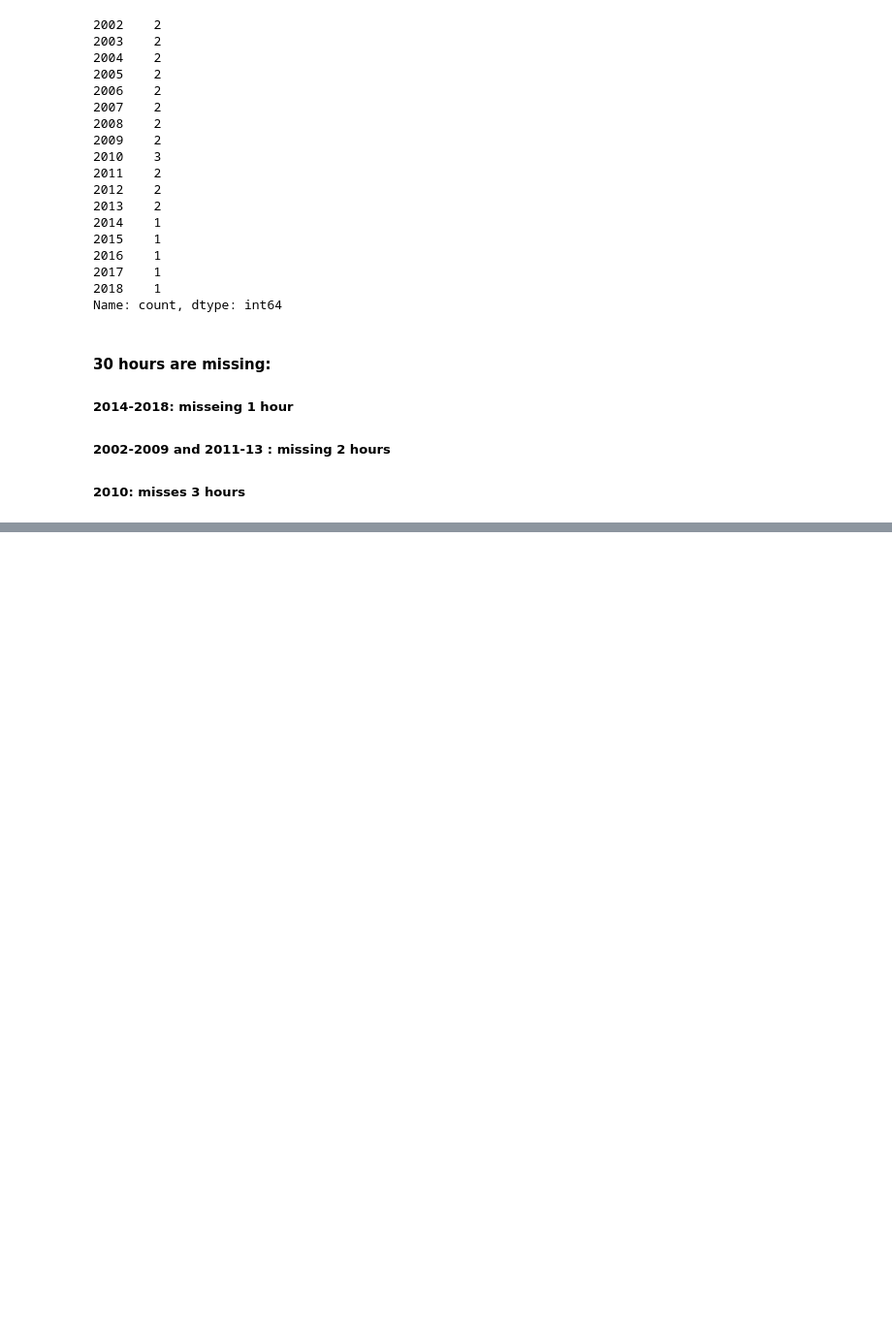
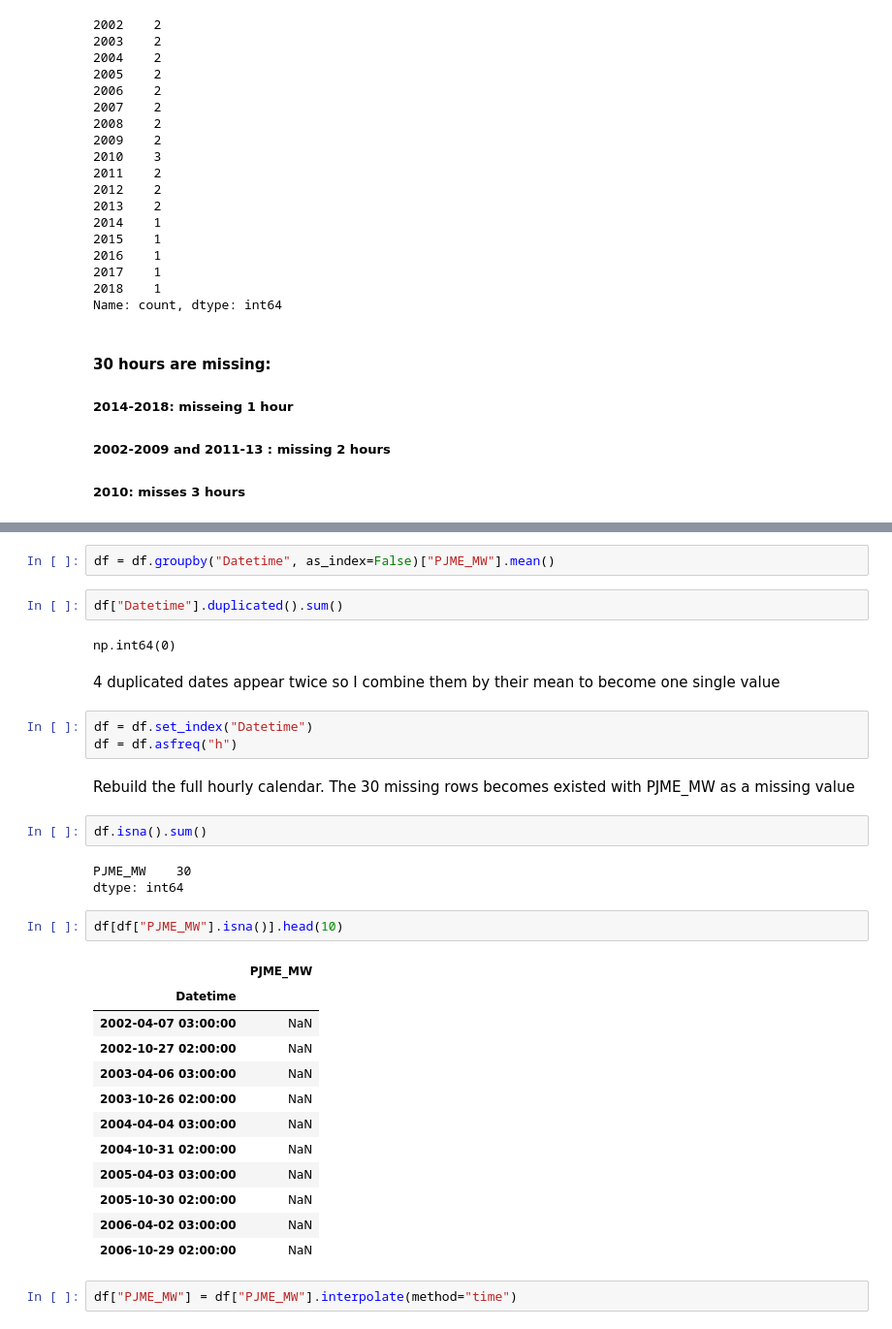
Before and after one commit to youssef-boudouar/GridHorizon, a Jupyter notebook: notebooks/gridHorizon.ipynb, the cells around one changed output, grey strips where cells are left out. Shown at 97% size. Saved outputs shown, nothing was run; the diff lists cells and outputs as text; blank space fills up the shorter version.

```diff
--- a/notebooks/gridHorizon.ipynb
+++ b/notebooks/gridHorizon.ipynb
@@ -119,0 +139,35 @@ Name: count, dtype: int64
+# %%
+df = df.groupby("Datetime", as_index=False)["PJME_MW"].mean()
+# %%
+df["Datetime"].duplicated().sum()
+# %% [output]
+np.int64(0)
+# %% [markdown]
+4 duplicated dates appear twice so I combine them by their mean to become one single value
+# %%
+df = df.set_index("Datetime")
+df = df.asfreq("h")
+# %% [markdown]
+Rebuild the full hourly calendar. The 30 missing rows becomes existed with PJME_MW as a missing value
+# %%
+df.isna().sum()
+# %% [output]
+PJME_MW    30
+dtype: int64
+# %%
+df[df["PJME_MW"].isna()].head(10)
+# %% [output]
+|  | PJME_MW |
+| Datetime |  |
+| 2002-04-07 03:00:00 | NaN |
+| 2002-10-27 02:00:00 | NaN |
+| 2003-04-06 03:00:00 | NaN |
+| 2003-10-26 02:00:00 | NaN |
+| 2004-04-04 03:00:00 | NaN |
+| 2004-10-31 02:00:00 | NaN |
+| 2005-04-03 03:00:00 | NaN |
+| 2005-10-30 02:00:00 | NaN |
+| 2006-04-02 03:00:00 | NaN |
+| 2006-10-29 02:00:00 | NaN |
+# %%
+df["PJME_MW"] = df["PJME_MW"].interpolate(method="time")
```
Also changed, not shown: parts of 12 cells of this notebook.
